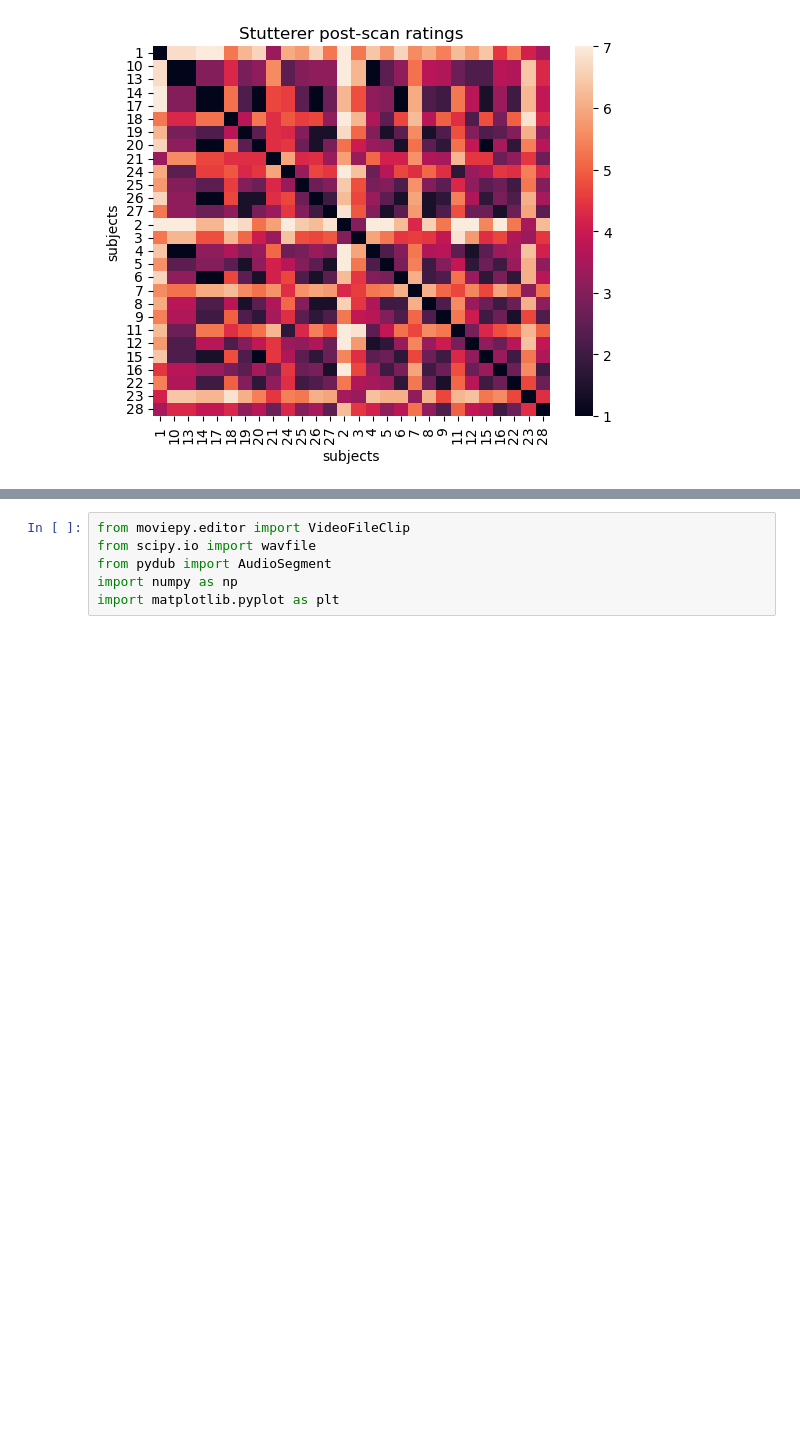
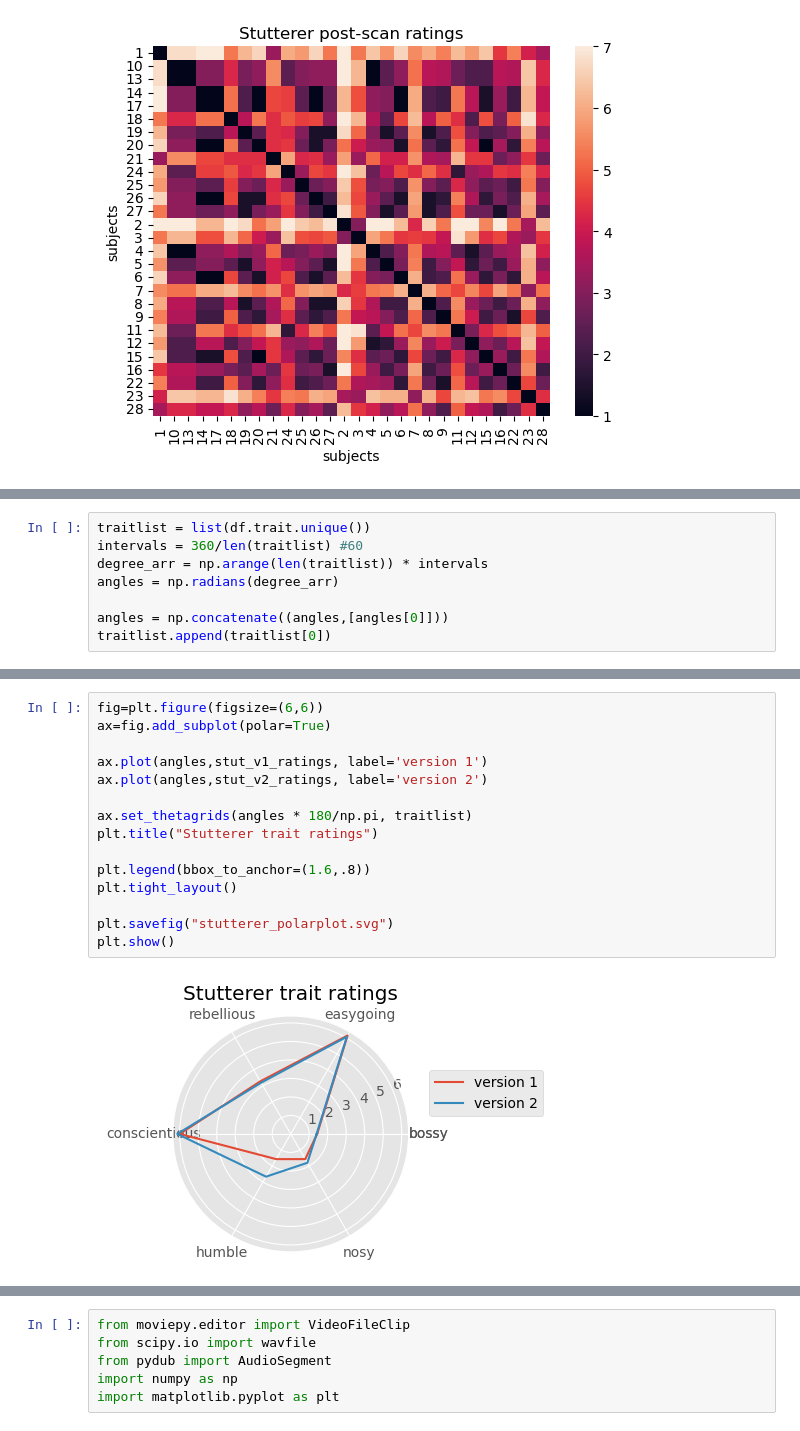
Before and after one commit to lindseytepfer/internal_narratives, a Jupyter notebook: analysis/1_behavioral_analysis.ipynb, the cells around one changed output, grey strips where cells are left out. Drawn from its saved outputs; the diff is of its cells as text; blank space fills up the shorter version.

```diff
--- a/analysis/1_behavioral_analysis.ipynb
+++ b/analysis/1_behavioral_analysis.ipynb
@@ -109,0 +63,8 @@ Text(0.5, 1.0, 'Physical trait ratings')
+# %%
+traitlist = list(df.trait.unique())
+intervals = 360/len(traitlist) #60
+degree_arr = np.arange(len(traitlist)) * intervals
+angles = np.radians(degree_arr)
+
+angles = np.concatenate((angles,[angles[0]]))
+traitlist.append(traitlist[0])
@@ -109,0 +112,17 @@ Text(0.5, 1.0, 'Physical trait ratings')
+# %%
+fig=plt.figure(figsize=(6,6))
+ax=fig.add_subplot(polar=True)
+
+ax.plot(angles,stut_v1_ratings, label='version 1')
+ax.plot(angles,stut_v2_ratings, label='version 2')
+
+ax.set_thetagrids(angles * 180/np.pi, traitlist)
+plt.title("Stutterer trait ratings")
+
+plt.legend(bbox_to_anchor=(1.6,.8))
+plt.tight_layout()
+
+plt.savefig("stutterer_polarplot.svg")
+plt.show()
+# %% [output]
+[figure, added]
```
Also changed, not shown: parts of 19 cells of this notebook.
